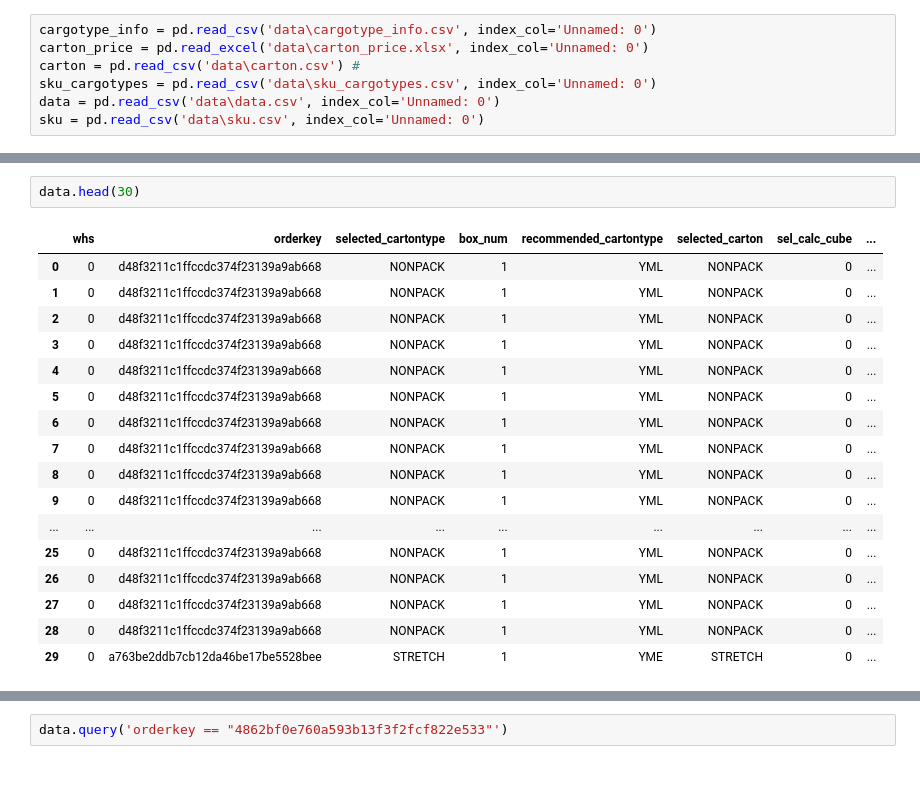
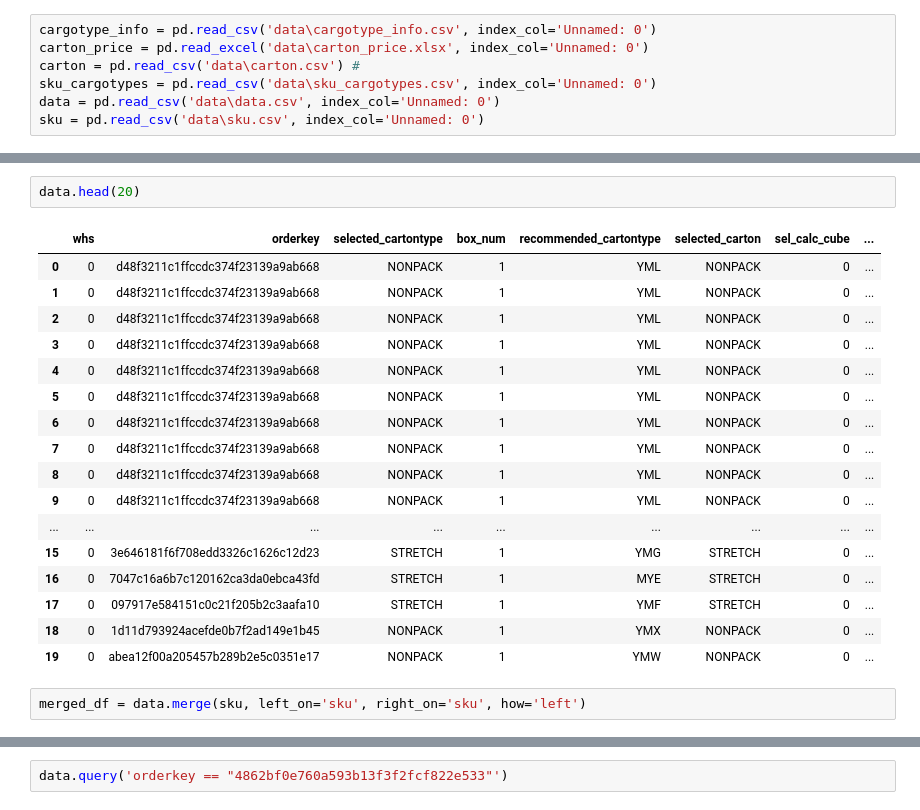
Before and after one commit to johnmcv761/Ya_hackaton_package_choose, a Jupyter notebook: base.ipynb, the cells around one changed output, grey strips where cells are left out. Saved outputs shown, nothing was run; the diff lists cells and outputs as text; blank space fills up the shorter version.

```diff
--- a/base.ipynb
+++ b/base.ipynb
@@ -20,20 +95,22 @@ sku = pd.read_csv('data\sku.csv', index_col='Unnamed: 0')
 # %%
-data.head(30)
+data.head(20)
 # %% [output]
 |  | whs | orderkey | selected_cartontype | box_num | recommended_cartontype | selected_carton | sel_calc_cube | ... |
 | 0 | 0 | d48f3211c1ffccdc374f23139a9ab668 | NONPACK | 1 | YML | NONPACK | 0 | ... |
 | 1 | 0 | d48f3211c1ffccdc374f23139a9ab668 | NONPACK | 1 | YML | NONPACK | 0 | ... |
 | 2 | 0 | d48f3211c1ffccdc374f23139a9ab668 | NONPACK | 1 | YML | NONPACK | 0 | ... |
 | 3 | 0 | d48f3211c1ffccdc374f23139a9ab668 | NONPACK | 1 | YML | NONPACK | 0 | ... |
 | 4 | 0 | d48f3211c1ffccdc374f23139a9ab668 | NONPACK | 1 | YML | NONPACK | 0 | ... |
 | 5 | 0 | d48f3211c1ffccdc374f23139a9ab668 | NONPACK | 1 | YML | NONPACK | 0 | ... |
 | 6 | 0 | d48f3211c1ffccdc374f23139a9ab668 | NONPACK | 1 | YML | NONPACK | 0 | ... |
 | 7 | 0 | d48f3211c1ffccdc374f23139a9ab668 | NONPACK | 1 | YML | NONPACK | 0 | ... |
 | 8 | 0 | d48f3211c1ffccdc374f23139a9ab668 | NONPACK | 1 | YML | NONPACK | 0 | ... |
 | 9 | 0 | d48f3211c1ffccdc374f23139a9ab668 | NONPACK | 1 | YML | NONPACK | 0 | ... |
 | ... | ... | ... | ... | ... | ... | ... | ... | ... |
-| 25 | 0 | d48f3211c1ffccdc374f23139a9ab668 | NONPACK | 1 | YML | NONPACK | 0 | ... |
-| 26 | 0 | d48f3211c1ffccdc374f23139a9ab668 | NONPACK | 1 | YML | NONPACK | 0 | ... |
-| 27 | 0 | d48f3211c1ffccdc374f23139a9ab668 | NONPACK | 1 | YML | NONPACK | 0 | ... |
-| 28 | 0 | d48f3211c1ffccdc374f23139a9ab668 | NONPACK | 1 | YML | NONPACK | 0 | ... |
-| 29 | 0 | a763be2ddb7cb12da46be17be5528bee | STRETCH | 1 | YME | STRETCH | 0 | ... |
+| 15 | 0 | 3e646181f6f708edd3326c1626c12d23 | STRETCH | 1 | YMG | STRETCH | 0 | ... |
+| 16 | 0 | 7047c16a6b7c120162ca3da0ebca43fd | STRETCH | 1 | MYE | STRETCH | 0 | ... |
+| 17 | 0 | 097917e584151c0c21f205b2c3aafa10 | STRETCH | 1 | YMF | STRETCH | 0 | ... |
+| 18 | 0 | 1d11d793924acefde0b7f2ad149e1b45 | NONPACK | 1 | YMX | NONPACK | 0 | ... |
+| 19 | 0 | abea12f00a205457b289b2e5c0351e17 | NONPACK | 1 | YMW | NONPACK | 0 | ... |
+# %%
+merged_df = data.merge(sku, left_on='sku', right_on='sku', how='left')
```
Also changed, not shown: parts of 25 cells of this notebook, 2 other files.
